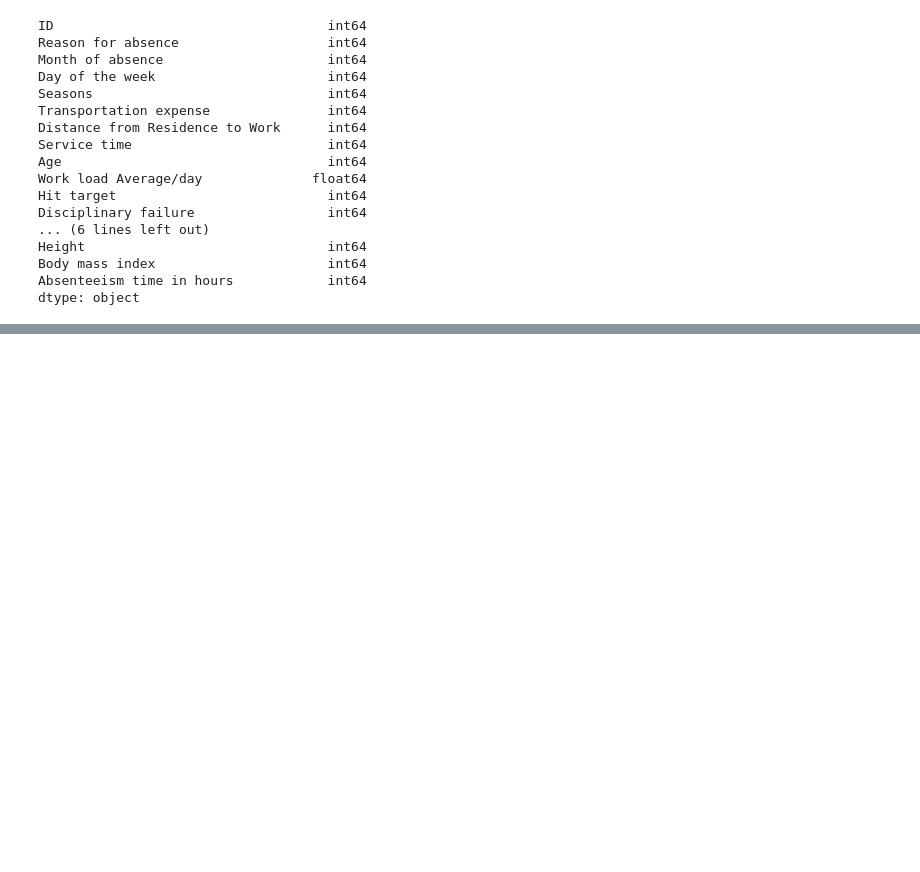
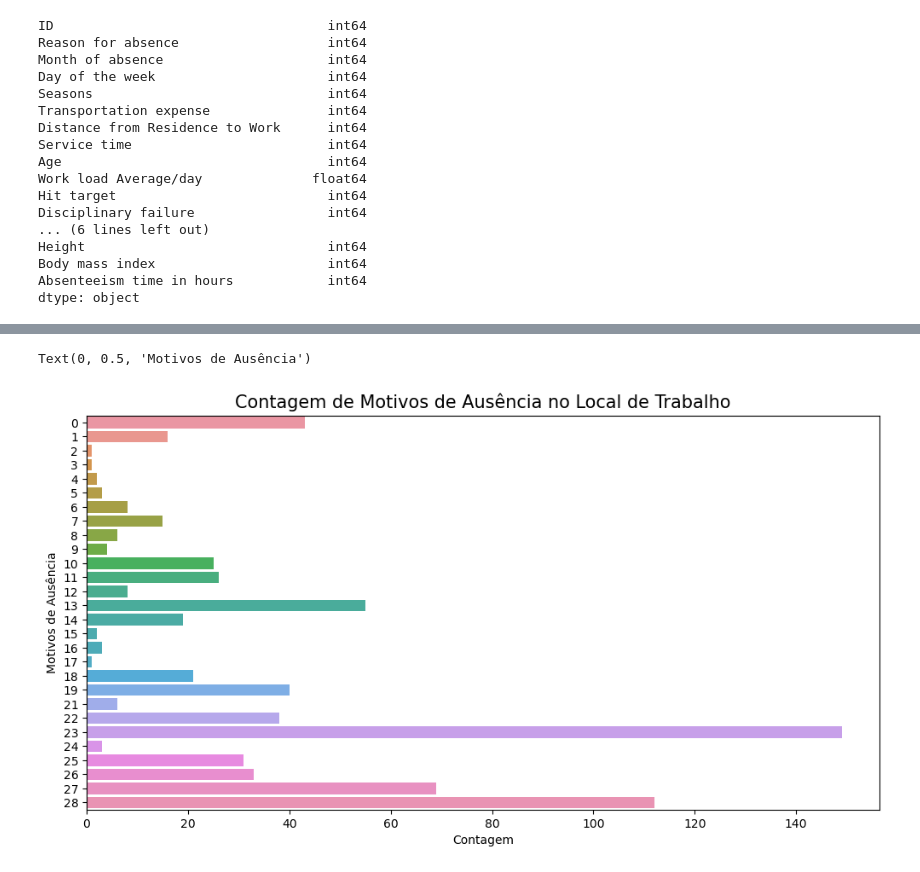
Before and after one commit to opablodantas/UCI-Absenteeism-at-Work-Analysis, a Jupyter notebook: Absenteeism_at_Work_Analysis.ipynb, the cells around one changed output, grey strips where cells are left out. Saved outputs shown, nothing was run; the diff lists cells and outputs as text; code cells hidden in the pictures; blank space fills up the shorter version.

```diff
--- a/Absenteeism_at_Work_Analysis.ipynb
+++ b/Absenteeism_at_Work_Analysis.ipynb
@@ -244,0 +277,10 @@ df = df.drop('ID', axis= 1)
+# %%
+plt.figure(figsize=(12,6))
+plt.title('Contagem de Motivos de Ausência no Local de Trabalho', fontsize = 15)
+
+sns.countplot(y = df['Reason for absence'])
+plt.xlabel('Contagem')
+plt.ylabel('Motivos de Ausência')
+# %% [output]
+Text(0, 0.5, 'Motivos de Ausência')
+[figure, added]
```
Also changed, not shown: parts of 17 cells of this notebook.
